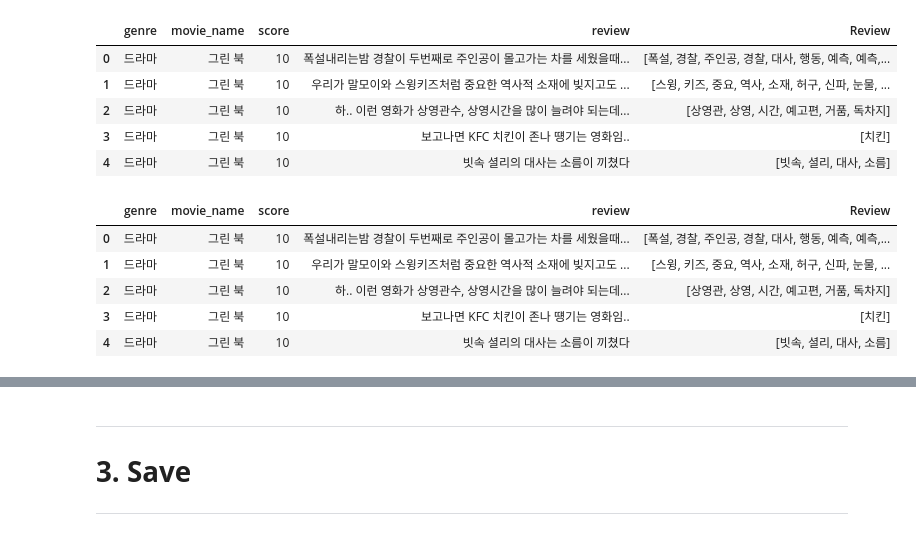
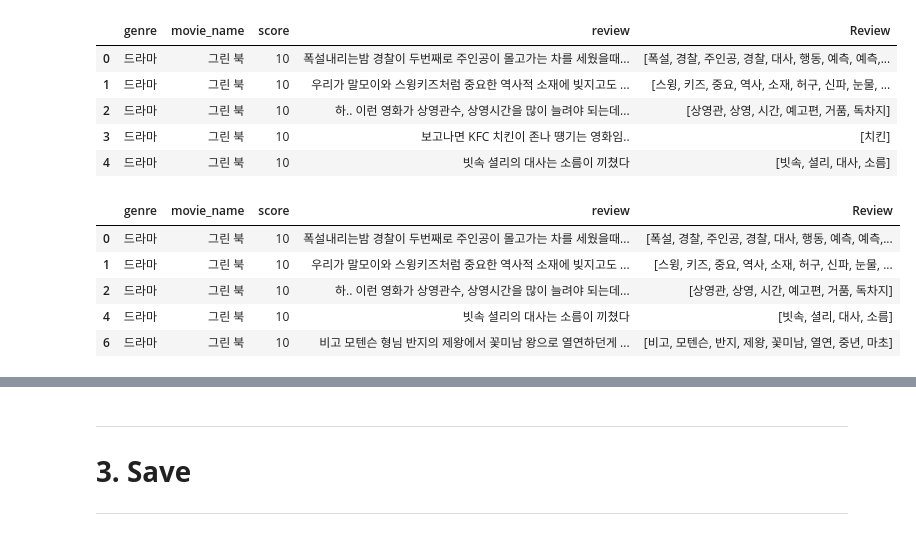
Before and after one commit to plibi/-, a Jupyter notebook: Data Preprocessing.ipynb, the cells around one changed output, grey strips where cells are left out. Drawn from its saved outputs; the diff is of its cells as text; code cells hidden in the pictures.

```diff
--- a/Data Preprocessing.ipynb
+++ b/Data Preprocessing.ipynb
@@ -315,13 +316,14 @@ df.head()
 | 3 | 드라마 | 그린 북 | 10 | 보고나면 KFC 치킨이 존나 떙기는 영화임.. | [치킨] |
 | 4 | 드라마 | 그린 북 | 10 | 빗속 셜리의 대사는 소름이 끼쳤다 | [빗속, 셜리, 대사, 소름] |
 # %%
-# 전처리 후 빈 리뷰는 제거
-df = df[df['Review'].apply(len) != 0]
+# 전처리 후 길이가 1이하 리뷰 제거
+review_len = 2
+df = df[df['Review'].apply(len) >= review_len]
 df.head()
 # %% [output]
 |  | genre | movie_name | score | review | Review |
 | 0 | 드라마 | 그린 북 | 10 | 폭설내리는밤 경찰이 두번째로 주인공이 몰고가는 차를 세웠을때... | [폭설, 경찰, 주인공, 경찰, 대사, 행동, 예측, 예측,... |
 | 1 | 드라마 | 그린 북 | 10 | 우리가 말모이와 스윙키즈처럼 중요한 역사적 소재에 빚지고도 ... | [스윙, 키즈, 중요, 역사, 소재, 허구, 신파, 눈물, ... |
 | 2 | 드라마 | 그린 북 | 10 | 하.. 이런 영화가 상영관수, 상영시간을 많이 늘려야 되는데... | [상영관, 상영, 시간, 예고편, 거품, 독차지] |
-| 3 | 드라마 | 그린 북 | 10 | 보고나면 KFC 치킨이 존나 떙기는 영화임.. | [치킨] |
 | 4 | 드라마 | 그린 북 | 10 | 빗속 셜리의 대사는 소름이 끼쳤다 | [빗속, 셜리, 대사, 소름] |
+| 6 | 드라마 | 그린 북 | 10 | 비고 모텐슨 형님 반지의 제왕에서 꽃미남 왕으로 열연하던게 ... | [비고, 모텐슨, 반지, 제왕, 꽃미남, 열연, 중년, 마초] |
```
Also changed, not shown: parts of 5 cells of this notebook, 6 other files.
